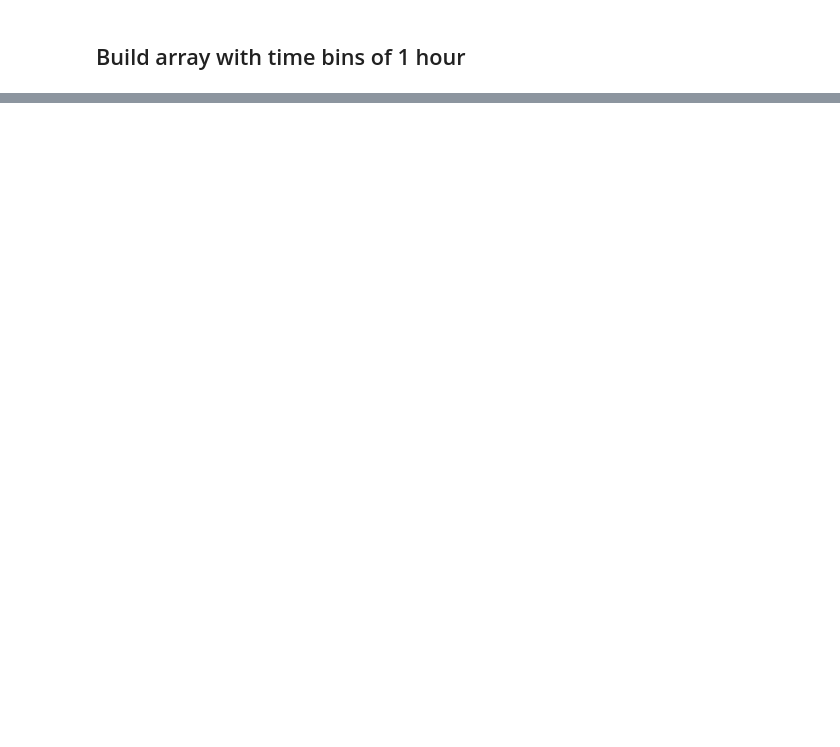
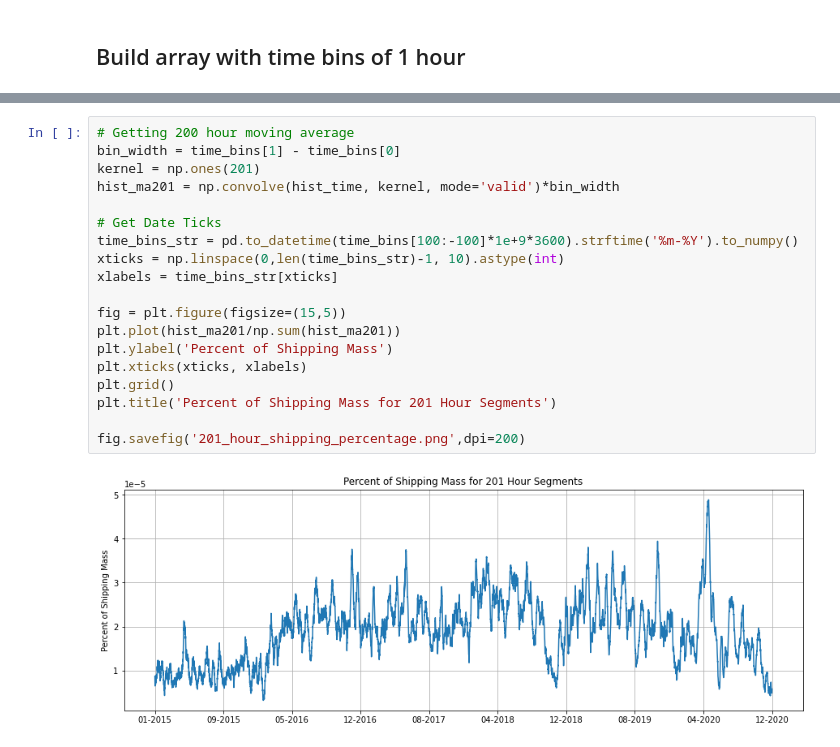
Before and after one commit to John-Ragland/AIS_data_analysis, a Jupyter notebook: Resampled Ship Passes in Time.ipynb, the cells around one changed output, grey strips where cells are left out. Saved outputs shown, nothing was run; the diff lists cells and outputs as text; blank space fills up the shorter version.

```diff
--- a/Resampled Ship Passes in Time.ipynb
+++ b/Resampled Ship Passes in Time.ipynb
@@ -78,0 +65,21 @@ plt.plot(np.sum(bearing, axis=0))
+# %%
+# Getting 200 hour moving average
+bin_width = time_bins[1] - time_bins[0]
+kernel = np.ones(201)
+hist_ma201 = np.convolve(hist_time, kernel, mode='valid')*bin_width
+
+# Get Date Ticks
+time_bins_str = pd.to_datetime(time_bins[100:-100]*1e+9*3600).strftime('%m-%Y').to_numpy()
+xticks = np.linspace(0,len(time_bins_str)-1, 10).astype(int)
+xlabels = time_bins_str[xticks]
+
+fig = plt.figure(figsize=(15,5))
+plt.plot(hist_ma201/np.sum(hist_ma201))
+plt.ylabel('Percent of Shipping Mass')
+plt.xticks(xticks, xlabels)
+plt.grid()
+plt.title('Percent of Shipping Mass for 201 Hour Segments')
+
+fig.savefig('201_hour_shipping_percentage.png',dpi=200)
+# %% [output]
+[figure, added]
```
Also changed, not shown: parts of 17 cells of this notebook, 1 other file.
